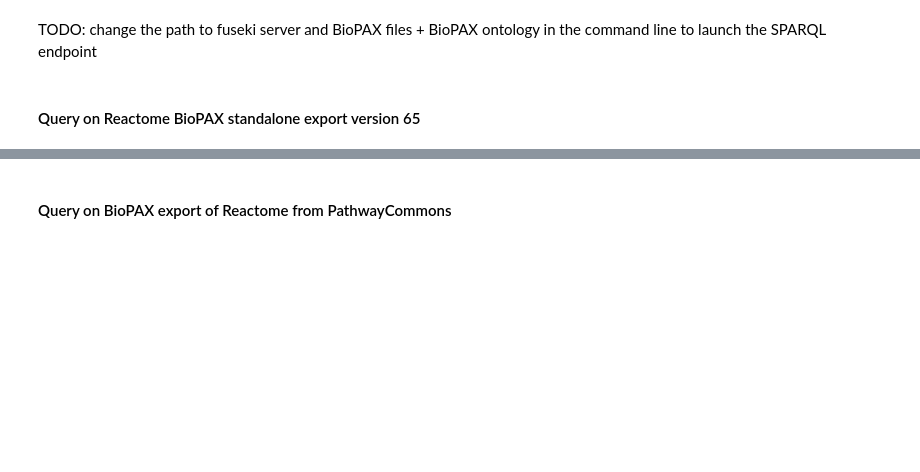
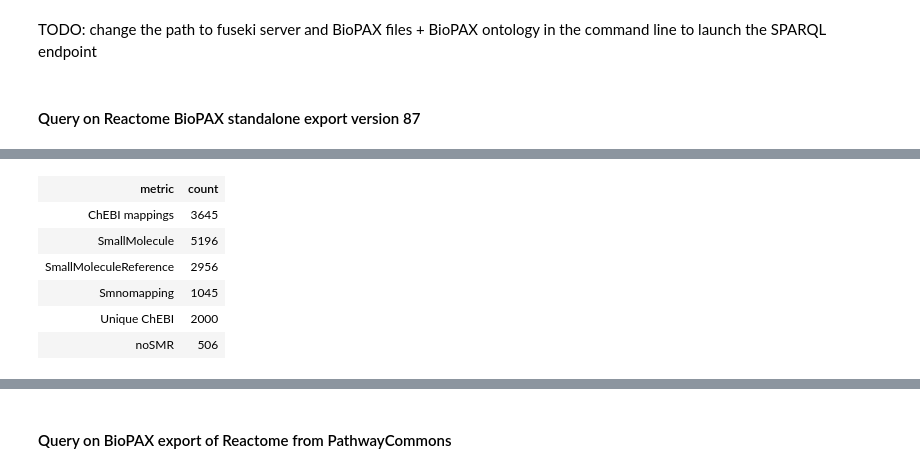
Before and after one commit to CecileBeust/BioPAXReview2024Codes, a Jupyter notebook: Figure4-5/Scripts/02_count_mappings_chebi.ipynb, the cells around one changed output, grey strips where cells are left out. Saved outputs shown, nothing was run; the diff lists cells and outputs as text; code cells hidden in the pictures; blank space fills up the shorter version.

```diff
--- a/Figure4-5/Scripts/02_count_mappings_chebi.ipynb
+++ b/Figure4-5/Scripts/02_count_mappings_chebi.ipynb
@@ -4,7 +4,7 @@ import IPython
 import subprocess
 import time
 # %%
-endpointURL_reactome_v65 = "http://localhost:3030/reactome_v65/query"
+endpointURL_reactome_v87 = "http://localhost:3030/reactome_v87/query"
 endpointURL_reactome_pc = "http://localhost:3030/reactome_pc/query"
 endpointURL_panther_pc = "http://localhost:3030/panther_pc/query"
 endpointURL_pathbank_pc = "http://localhost:3030/pathbank_pc/query"
@@ -241,19 +241,19 @@ ORDER BY ?metric
 # %% [markdown]
 TODO: change the path to fuseki server and BioPAX files + BioPAX ontology in the command line to launch the SPARQL endpoint
 # %% [markdown]
-#### Query on Reactome BioPAX standalone export version 65
+#### Query on Reactome BioPAX standalone export version 87
 # %%
 # TODO: change path
 command = [
     '/home/cbeust/Softwares/JenaFuseki/apache-jena-fuseki-4.9.0/fuseki-server',
-    '--file', '/home/cbeust/Projects/2024/BioPAX_Review/Compare_BioPAX_Files/ReactomeBioPAX/_00_Reactome_Data_v65/Homo_sapiens.owl',
+    '--file', '/home/cbeust/Projects/2024/BioPAX_Review/Compare_BioPAX_Files/ReactomeBioPAX/_00_Reactome_Data_v87/Homo_sapiens.owl',
     '--file', '/home/cbeust/Projects/2024/BioPAX_Review/BioPAX_Ontology/biopax-level3.owl',
-    '/reactome_v65']
+    '/reactome_v87']
 process = subprocess.Popen(command)
 time.sleep(60)
 
 # execute SPARQL query
-sparql = SPARQLWrapper(endpointURL_reactome_v65)
+sparql = SPARQLWrapper(endpointURL_reactome_v87)
 sparql.setQuery(prefixes+query1)
 
 # display results
@@ -264,9 +264,10 @@ displaySparqlResults(results)
 # export results to CSV
 sparql.setReturnFormat(CSV)
 results = sparql.query().convert()
-with open(f"../Results/reactome_v65_mappings_chebi.csv", "wb") as f:
+with open(f"../Results/reactome_v87_mappings_chebi.csv", "wb") as f:
     f.write(results)
 
 # end process
 process.kill()
 time.sleep(60)
+# %% [output]
@@ -272,0 +292,7 @@ time.sleep(60)
+| metric | count |
+| ChEBI mappings | 3645 |
+| SmallMolecule | 5196 |
+| SmallMoleculeReference | 2956 |
+| Smnomapping | 1045 |
+| Unique ChEBI | 2000 |
+| noSMR | 506 |
```
Also changed, not shown: parts of 10 cells of this notebook, 23 other files.
